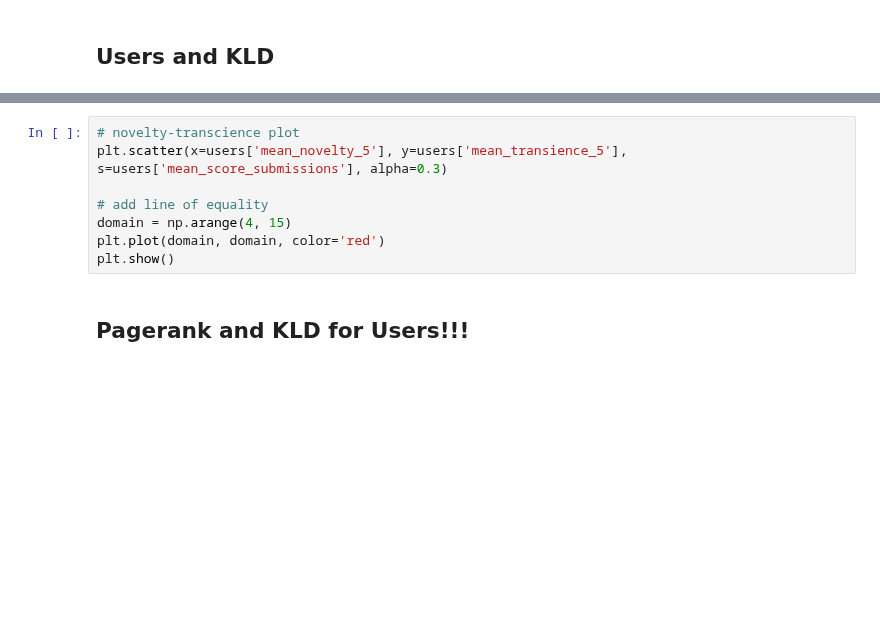
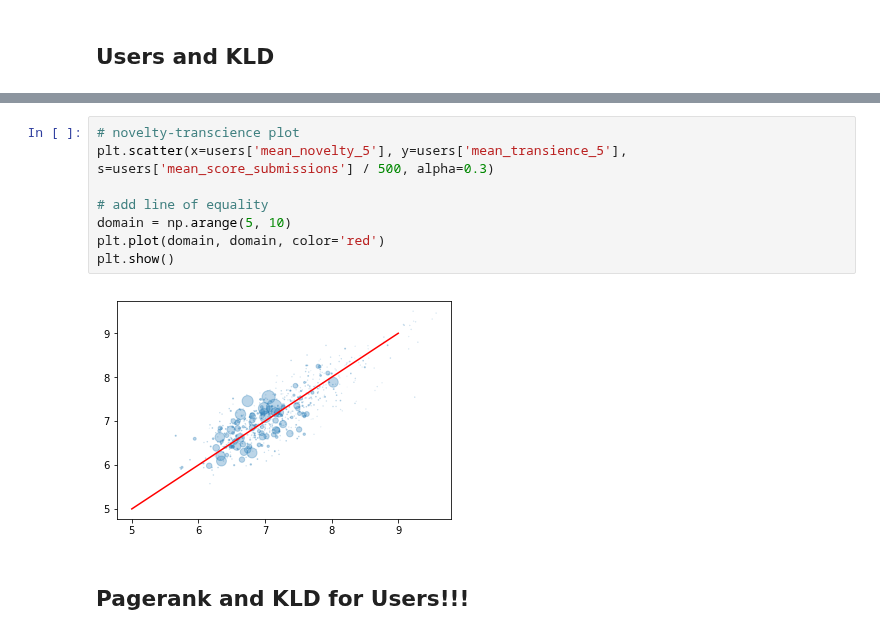
Before and after one commit to mjkern/RedditSubcultures, a Jupyter notebook: Data Cleaning and Augmentation.ipynb, the cells around one changed output, grey strips where cells are left out. Cells and saved outputs as stored; diff of their text form; blank space fills up the shorter version.

```diff
--- a/Data Cleaning and Augmentation.ipynb
+++ b/Data Cleaning and Augmentation.ipynb
@@ -367,11 +441,13 @@ plt.show()
 # %%
 # novelty-transcience plot
-plt.scatter(x=users['mean_novelty_5'], y=users['mean_transience_5'], s=users['mean_score_submissions'], alpha=0.3)
+plt.scatter(x=users['mean_novelty_5'], y=users['mean_transience_5'], s=users['mean_score_submissions'] / 500, alpha=0.3)
 
 # add line of equality
-domain = np.arange(4, 15)
+domain = np.arange(5, 10)
 plt.plot(domain, domain, color='red')
 plt.show()
+# %% [output]
+[figure, added]
 # %% [markdown]
 ## Pagerank and KLD for Users!!!
 # %%
```
Also changed, not shown: parts of 33 cells of this notebook.
